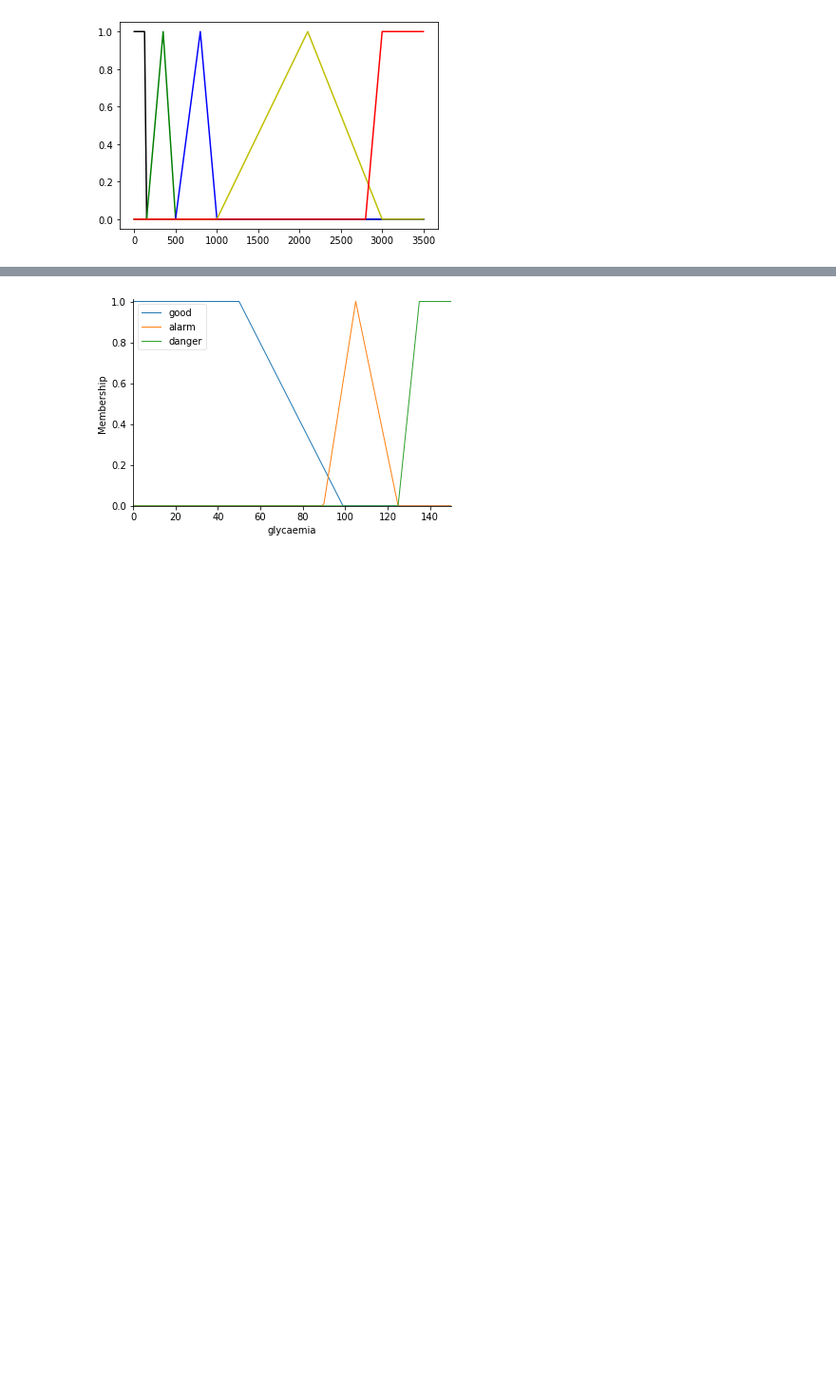
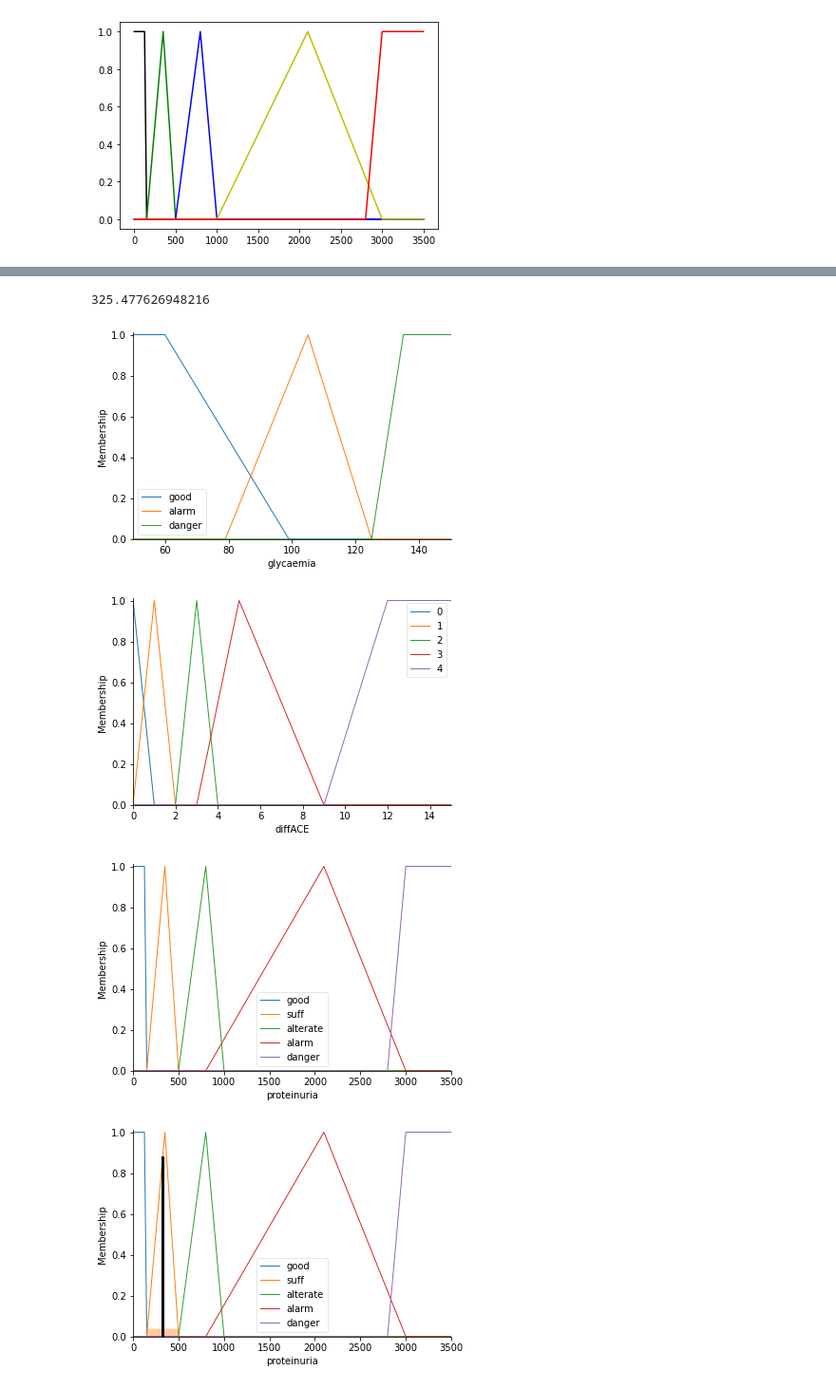
Before and after one commit to hodangtu01/HOMEWORK1---AI, a Jupyter notebook: Fuzzy_logic_based_clinical_decision_support_system_for_the_evaluation_of_renal_function_in_post_Transplant_Patients.ipynb, the cells around one changed output, grey strips where cells are left out. Shown: that part at 95% size. Drawn from its saved outputs; the diff is of its cells as text; code cells hidden in the pictures; blank space fills up the shorter version.

```diff
--- a/Fuzzy_logic_based_clinical_decision_support_system_for_the_evaluation_of_renal_function_in_post_Transplant_Patients.ipynb
+++ b/Fuzzy_logic_based_clinical_decision_support_system_for_the_evaluation_of_renal_function_in_post_Transplant_Patients.ipynb
@@ -245,27 +245,63 @@ gfr.view(sim = gfring)
 # %%
 #ProtACE
 from skfuzzy.control.controlsystem import Antecedent
 import numpy as np
 import  skfuzzy as fuzz
 from skfuzzy import control as ctrl
 
 # Với biến đầu ra là proteinuria chú ý sử dụng: Consequent
 
-glycaemia   = ctrl.Antecedent(np.arange(0,151,1),'glycaemia')
+glycaemia   = ctrl.Antecedent(np.arange(50,151,1),'glycaemia')
+diffACE     = ctrl.Antecedent(np.arange(0,16,1),'diffACE')
+proteinuria = ctrl.Consequent(np.arange(0,3501,1),'proteinuria')
 
 #Tạo hàm liên thuộc
 # Lấy biến glycaemia với normal --> good, impaired --> alarm,  diabetes --> danger với hàm trimf (universe) hàm phổ quát lấy giá trị mảng food để truyền vào
-glycaemia['good'] = fuzz.trapmf(glycaemia.universe,[0,0,50,99])
-glycaemia['alarm'] = fuzz.trimf(glycaemia.universe,[89.85,105,125])
+glycaemia['good'] = fuzz.trapmf(glycaemia.universe,[50,50,60,99])
+glycaemia['alarm'] = fuzz.trimf(glycaemia.universe,[79,105,125])
 glycaemia['danger'] = fuzz.trapmf(glycaemia.universe,[125,135,150,150])
 
-# Lấy biến sirolimus với alarm down , sufficient --> suff,  good, alarm up, danger với hàm trimf (universe) hàm phổ quát lấy giá trị mảng food để truyền vào
-sirolimus['alarm down'] = fuzz.trapmf(sirolimus.universe,[0, 0, 3, 5])
-sirolimus['suff'] = fuzz.trimf(sirolimus.universe,[4, 5, 7])
-sirolimus['good'] = fuzz.trimf(sirolimus.universe,[6, 9, 12])
-sirolimus['danger'] = fuzz.trapmf(sirolimus.universe,[13, 16, 20, 20])
+# Lấy biến diffACE với 0 , 1,  2, 3, 4 với hàm trimf vaf trapmf (universe) hàm phổ quát lấy giá trị mảng food để truyền vào
+diffACE['0'] = fuzz.trimf(diffACE.universe,[0, 0, 1])
+diffACE['1'] = fuzz.trimf(diffACE.universe,[0, 1, 2])
+diffACE['2'] = fuzz.trimf(diffACE.universe,[2, 3, 3])
+diffACE['3'] = fuzz.trimf(diffACE.universe,[3, 5, 9])
+diffACE['4'] = fuzz.trapmf(diffACE.universe,[9, 12, 15, 15 ])
+
+# Lấy biến proteinuria với physiological --> alarm , light, moderate,  severe --> suff, nephrotic --> danger với hàm trimf (universe) hàm phổ quát lấy giá trị mảng food để truyền vào
+proteinuria['good'] = fuzz.trapmf(proteinuria.universe,[0, 0, 125, 150])
+proteinuria['suff'] = fuzz.trimf(proteinuria.universe,[150, 350, 500])
+proteinuria['alterate'] = fuzz.trimf(proteinuria.universe,[500, 800, 1000])
+proteinuria['alarm'] = fuzz.trimf(proteinuria.universe,[800, 2100, 3000])
+proteinuria['danger'] = fuzz.trapmf(proteinuria.universe,[2800, 3000, 3500, 3500])
 
 
 glycaemia.view()
+diffACE.view()
+proteinuria.view()
+
+# Tạo luật
+rule1 = ctrl.Rule(glycaemia['alarm'] & diffACE['2'] , proteinuria['suff'])
+rule2 = ctrl.Rule(glycaemia['good'] & diffACE['1'] , proteinuria['suff'])
+rule3 = ctrl.Rule(glycaemia['alarm'] & diffACE['1'] , proteinuria['alterate'])
+rule4 = ctrl.Rule(glycaemia['danger'] & diffACE['1'] , proteinuria['alarm'])
+rule5 = ctrl.Rule(glycaemia['alarm'] & diffACE['3'] , proteinuria['alarm'])
+rule6 = ctrl.Rule(glycaemia['good'] & diffACE['3'] , proteinuria['alterate'])
+rule7 = ctrl.Rule(glycaemia['danger'] & diffACE['4'] , proteinuria['danger'])
+rule8 = ctrl.Rule(glycaemia['good'] & diffACE['0'] , proteinuria['good'])
+
+# Thu thập dữ liệu ControlSystem
+# Học dữ liệu SystemSimulation --> Truyền giá trị (đọc từ cảm biến)(thường đưa vào vòng lặp để quét)-->compute để tính toán
+gfr_ctrl = ctrl.ControlSystem([rule1, rule2, rule3, rule4, rule5, rule6, rule7, rule8])
+gfring = ctrl.ControlSystemSimulation(gfr_ctrl)
+gfring.input['glycaemia'] = 80
+gfring.input['diffACE'] = 2.5
+gfring.compute()
+print(gfring.output['proteinuria'])
+proteinuria.view(sim = gfring)
 # %% [output]
+325.477626948216
-[figure, old version]
+[figure, new version]
+[figure, added]
+[figure, added]
+[figure, added]
```
Also changed, not shown: parts of 1 cell of this notebook.
